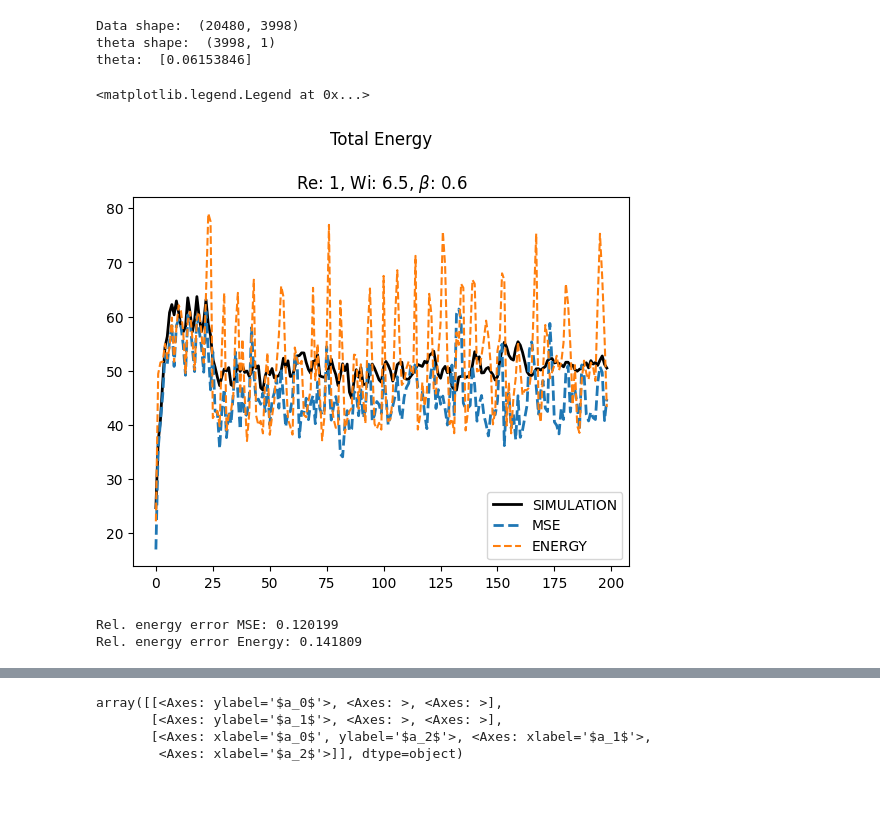
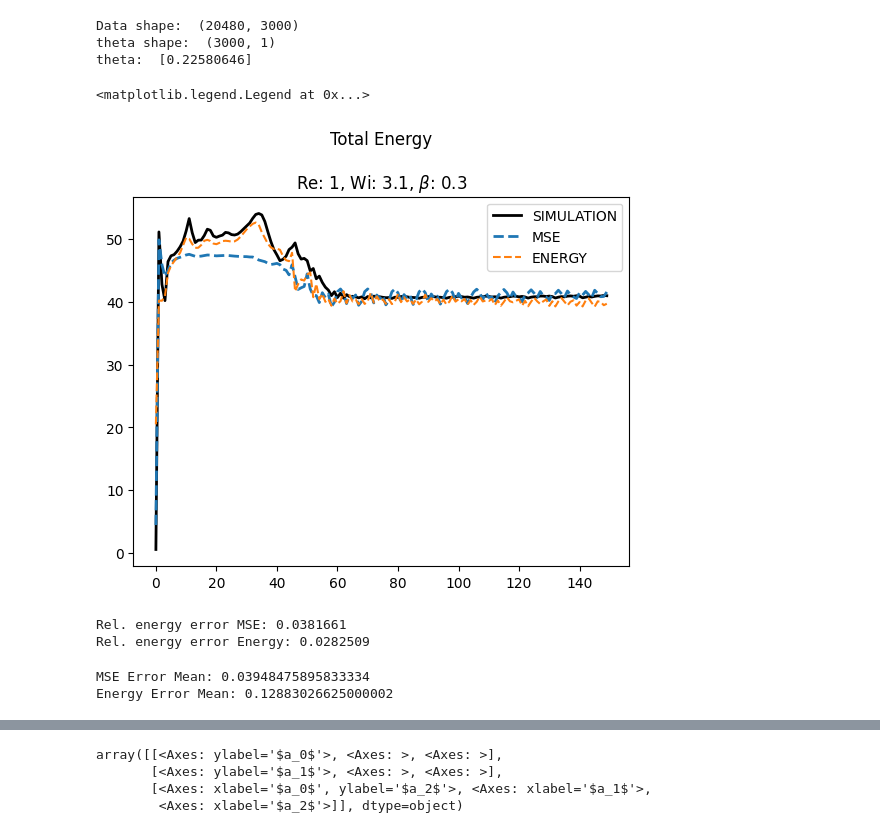
Before and after one commit to fabioamaral08/reduction-methods, a Jupyter notebook: test_scripts/Test_Results_Energy.ipynb, the cells around one changed output, grey strips where cells are left out. Cells and saved outputs as stored; diff of their text form; code cells hidden in the pictures; blank space fills up the shorter version.

```diff
--- a/test_scripts/Test_Results_Energy.ipynb
+++ b/test_scripts/Test_Results_Energy.ipynb
@@ -34,7 +34,7 @@ for file in filenames:
         parameters.append((Wi, beta))
 # %%
 def get_t(filename):
-    str_s = filename.split('_')[3].replace('t','')
+    str_s = filename.split('_')[4].replace('t','')
     t = float(str_s)
     return t
 
@@ -86,8 +86,8 @@ n_input = 64**2
 ae_mse = Autoencoder.ParametricVAEModule(n_input= n_input,num_params=2, latent_dim = latent_dim, max_in=torch.zeros((1,5,1)), min_in=torch.zeros((1,5,1)), small = True, pred=True).to(device)
 ae_energy = Autoencoder.ParametricVAEModule(n_input= n_input,num_params=2, latent_dim = latent_dim, max_in=torch.zeros((1,5,1)), min_in=torch.zeros((1,5,1)), small = True, pred=True).to(device)
 
-ae_mse.load_state_dict(torch.load(f'../../Models/VAE_4RollOsc_Latent_{latent_dim}_energy_False/best_autoencoder',map_location=torch.device('cpu')))
-ae_energy.load_state_dict(torch.load(f'../../Models/VAE_4RollOsc_Latent_{latent_dim}_energy_True/best_autoencoder',map_location=torch.device('cpu')))
+ae_mse.load_state_dict(torch.load(f'../../Models/VAE_4RollOsc_Latent_{latent_dim}_energy_False_new/best_autoencoder',map_location=torch.device('cpu')))
+ae_energy.load_state_dict(torch.load(f'../../Models/VAE_4RollOsc_Latent_{latent_dim}_energy_True_new/best_autoencoder',map_location=torch.device('cpu')))
 
 ae_mse.eval()
 ae_energy.eval()
@@ -165,7 +254,7 @@ parameters =[
 # %%
 
 ## Data reading
-ind = 22
+ind = 9
 Wi ,beta = parameters[ind]
 params = [Wi, beta]
 dx = 2 * np.pi / 2**6
@@ -173,7 +262,8 @@ dx = 2 * np.pi / 2**6
 #     dspath = '../../npz_data/four_roll_test'
 # else:
 #     dspath = '../../npz_data/four_roll_train'
-dspath = '../../npz_data/four_roll_test_osc'
+# dspath = '../../npz_data/four_roll_test_osc'
+dspath = '../../npz_data/four_roll_train_osc'
 X_torch, param = read_from_ds(*params, ds_path=dspath)
 idx = torch.argsort(param[:,2])
 X_torch = X_torch[idx]
@@ -190,9 +280,9 @@ print('Data shape: ',X.shape)
 print('theta shape: ',theta_data.shape)
 print('theta: ',theta_data[0])
 # %% [output]
-Data shape:  (20480, 3998)
-theta shape:  (3998, 1)
-theta:  [0.06153846]
+Data shape:  (20480, 3000)
+theta shape:  (3000, 1)
+theta:  [0.22580646]
 # %%
 # Run test
 with torch.no_grad():
@@ -214,21 +304,21 @@ _, _, total_mse = calc_energy(X_ae_mse,Wi,beta,Re,dx = dx)
 # Energy From PCA
 _, _, total_energy = calc_energy(X_ae_energy,Wi,beta,Re,dx = dx)
 # %%
-ini = 20
+ini = 0
 fim = -1
 lw = 2
 plt.plot(total[ini:fim:20], label = 'SIMULATION',color='k', lw = lw)
 
 plt.plot(total_mse[ini:fim:20],'--', label = 'MSE', lw = lw)
 plt.plot(total_energy[ini:fim:20],'--', label = 'ENERGY')
 
 plt.title(f'Total Energy\n\nRe: {Re:g}, Wi: {Wi:g}, $\\beta$: {beta:g}')
 plt.legend()
 
 # plt.savefig(f'{imgdir}/Re{Re:g}_Wi{Wi:g}_beta{beta:g}.png')
 # %% [output]
 <matplotlib.legend.Legend at 0x...>
-[figure, old version]
+[figure, new version]
 # %%
 # Reconstruction Error:
 energy_norm_x = np.abs(total).sum()
@@ -238,5 +328,5 @@ energy_err_energy = np.abs(total - total_energy).sum()/energy_norm_x
 print(f'Rel. energy error MSE: {energy_err_mse:g}')
 print(f'Rel. energy error Energy: {energy_err_energy:g}')
 # %% [output]
-Rel. energy error MSE: 0.120199
-Rel. energy error Energy: 0.141809
+Rel. energy error MSE: 0.0381661
+Rel. energy error Energy: 0.0282509
@@ -275,3 +420,28 @@ def pairplot(X, corner = False, lim = -1, ax = None):
             #if not corner and i != j:
             #    ax[i,j].plot(X[:,i], X[:,j])
     return ax
+# %%
+with open('results_osc_train_new.txt', 'rt') as f:
+    lines = f.readlines()
+
+p = lines[0::4]
+mse_e = lines[1::4]
+eng_e = lines[2::4]
+
+thetas = np.zeros(len(p))
+mse_error = np.zeros(len(p))
+eng_error = np.zeros(len(p))
+for i, (pp, m, e) in enumerate(zip(p, mse_e, eng_e)):
+    thetas[i] = float(pp.split(' ')[-1])
+    mse_error[i] = float(m.split(' ')[-1])
+    eng_error[i] = float(e.split(' ')[-1])
+
+idx = np.argsort(thetas)
+thetas = thetas[idx]
+mse_error = mse_error[idx]
+eng_error = eng_error[idx]
+
+print(f'MSE Error Mean: {mse_error.mean()}\nEnergy Error Mean: {eng_error.mean()}')
+# %% [output]
+MSE Error Mean: 0.03948475895833334
+Energy Error Mean: 0.12883026625000002
```
Also changed, not shown: parts of 17 cells of this notebook, 1 other file.
